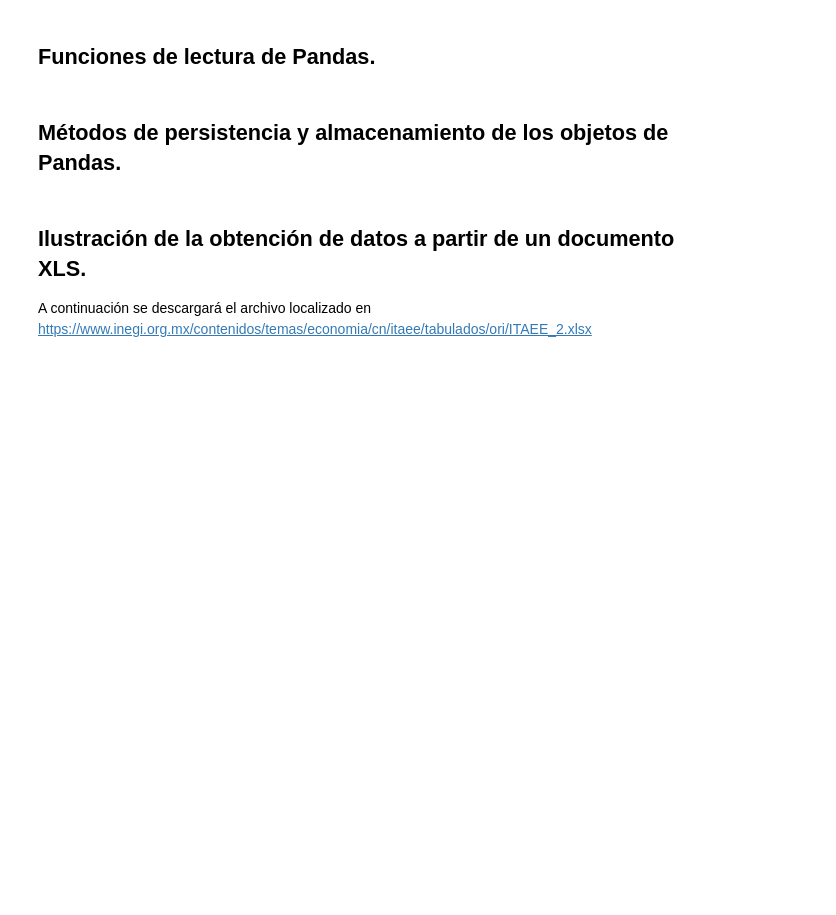
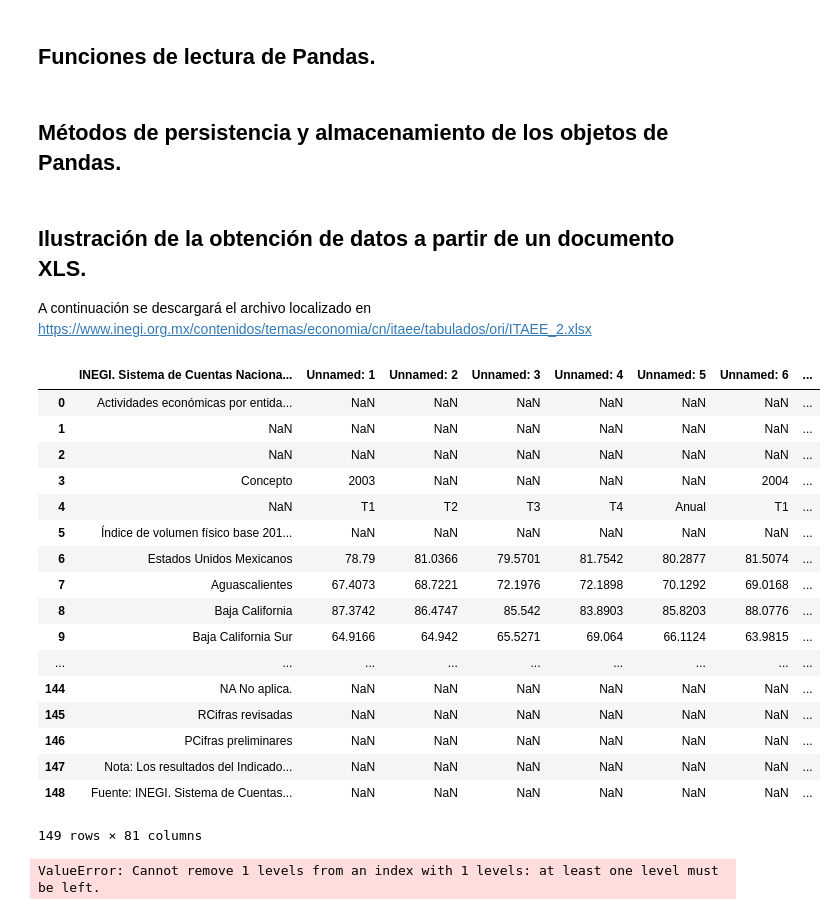
Before and after one commit to PythonistaMX/py311, a Jupyter notebook: 15_extraccion_y_almacenamiento.ipynb, the cells around one changed output. Drawn from its saved outputs; the diff is of its cells as text; code cells hidden in the pictures; blank space fills up the shorter version.

```diff
--- a/15_extraccion_y_almacenamiento.ipynb
+++ b/15_extraccion_y_almacenamiento.ipynb
@@ -35,4 +35,4 @@ urllib.request.urlretrieve("https://www.inegi.org.mx/contenidos/temas/economia/c
 # %%
 %ls datos.xlsx
 # %%
-datos = pd.read_excel('datos.xlsx')
+original = pd.read_excel('datos.xlsx')
@@ -40,0 +39,21 @@ datos
+# %%
+original
+# %% [output]
+|  | INEGI. Sistema de Cuentas Naciona... | Unnamed: 1 | Unnamed: 2 | Unnamed: 3 | Unnamed: 4 | Unnamed: 5 | Unnamed: 6 | ... |
+| 0 | Actividades económicas por entida... | NaN | NaN | NaN | NaN | NaN | NaN | ... |
+| 1 | NaN | NaN | NaN | NaN | NaN | NaN | NaN | ... |
+| 2 | NaN | NaN | NaN | NaN | NaN | NaN | NaN | ... |
+| 3 | Concepto | 2003 | NaN | NaN | NaN | NaN | 2004 | ... |
+| 4 | NaN | T1 | T2 | T3 | T4 | Anual | T1 | ... |
+| 5 | Índice de volumen físico base 201... | NaN | NaN | NaN | NaN | NaN | NaN | ... |
+| 6 | Estados Unidos Mexicanos | 78.79 | 81.0366 | 79.5701 | 81.7542 | 80.2877 | 81.5074 | ... |
+| 7 | Aguascalientes | 67.4073 | 68.7221 | 72.1976 | 72.1898 | 70.1292 | 69.0168 | ... |
+| 8 | Baja California | 87.3742 | 86.4747 | 85.542 | 83.8903 | 85.8203 | 88.0776 | ... |
+| 9 | Baja California Sur | 64.9166 | 64.942 | 65.5271 | 69.064 | 66.1124 | 63.9815 | ... |
+| ... | ... | ... | ... | ... | ... | ... | ... | ... |
+| 144 | NA No aplica. | NaN | NaN | NaN | NaN | NaN | NaN | ... |
+| 145 | RCifras revisadas | NaN | NaN | NaN | NaN | NaN | NaN | ... |
+| 146 | PCifras preliminares | NaN | NaN | NaN | NaN | NaN | NaN | ... |
+| 147 | Nota: Los resultados del Indicado... | NaN | NaN | NaN | NaN | NaN | NaN | ... |
+| 148 | Fuente: INEGI. Sistema de Cuentas... | NaN | NaN | NaN | NaN | NaN | NaN | ... |
+149 rows × 81 columns
@@ -41,2 +62,4 @@ datos
 # %%
-datos.columns
+datos.columns=datos.columns.droplevel(0)
+# %% [output]
+ValueError: Cannot remove 1 levels from an index with 1 levels: at least one level must be left.
```
Also changed, not shown: parts of 4 cells of this notebook, 7 other files.
